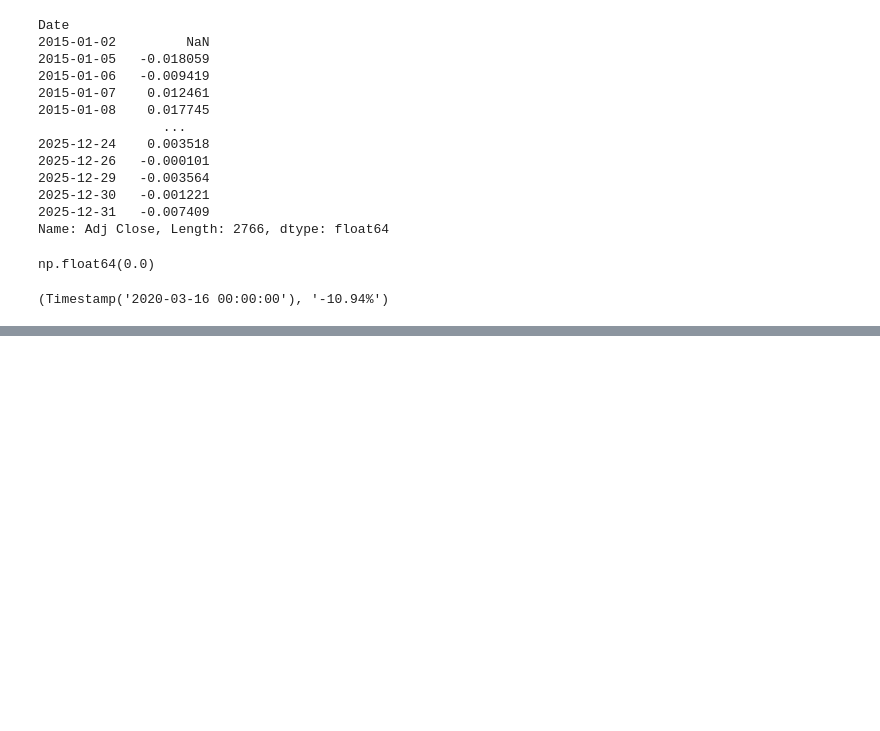
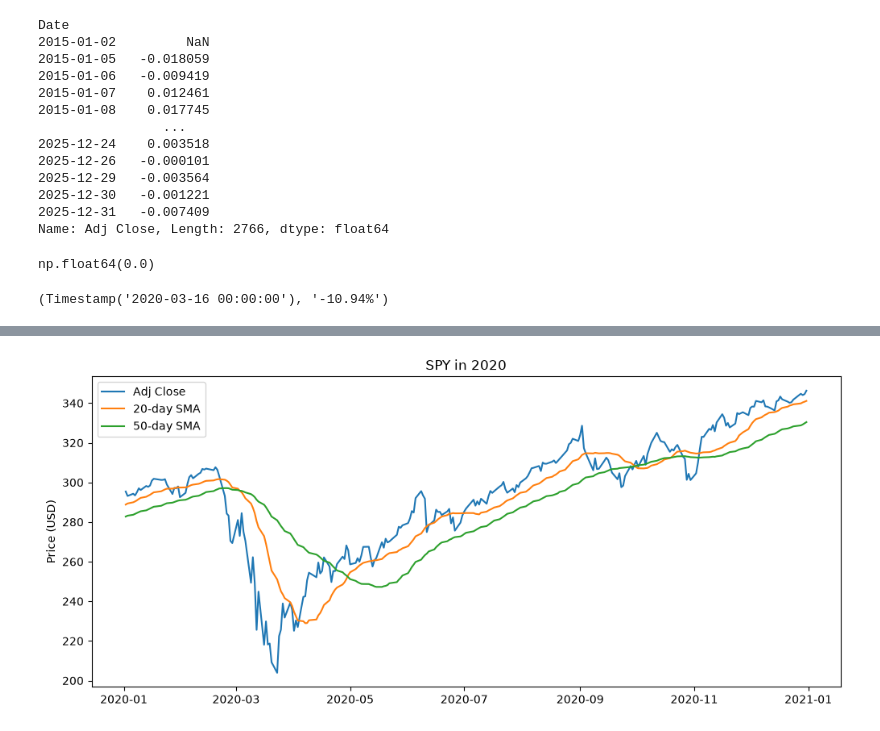
Before and after one commit to GHamilton04/backtester, a Jupyter notebook: notebooks/03_returns_and_averages.ipynb, the cells around one changed output, grey strips where cells are left out. Saved outputs shown, nothing was run; the diff lists cells and outputs as text; code cells hidden in the pictures; blank space fills up the shorter version.

```diff
--- a/notebooks/03_returns_and_averages.ipynb
+++ b/notebooks/03_returns_and_averages.ipynb
@@ -199,0 +280,21 @@ automatic_returns.idxmin(), f"{automatic_returns.min():.2%}"
+# %%
+def plot_price_with_smas(df, title, currency="USD"):
+    """Plot adjusted close with the 20-day and 50-day moving averages.
+
+    Expects df to already have SMA_20 and SMA_50 columns. Add them before
+    calling, or pandas will raise a KeyError. Pass a slice such as
+    spy.loc["2020"] to plot a specific period.
+    """
+    fig, ax = plt.subplots(figsize=(12, 5))
+    ax.plot(df.index, df["Adj Close"], label="Adj Close")
+    ax.plot(df.index, df["SMA_20"], label="20-day SMA")
+    ax.plot(df.index, df["SMA_50"], label="50-day SMA")
+    ax.set_title(title)
+    ax.set_ylabel(f"Price ({currency})")
+    ax.legend()
+    plt.show()
+# %%
+spy_price_and_smas = plot_price_with_smas(spy.loc["2020"], "SPY in 2020")
+spy_price_and_smas
+# %% [output]
+[figure, added]
```
Also changed, not shown: parts of 20 cells of this notebook.
